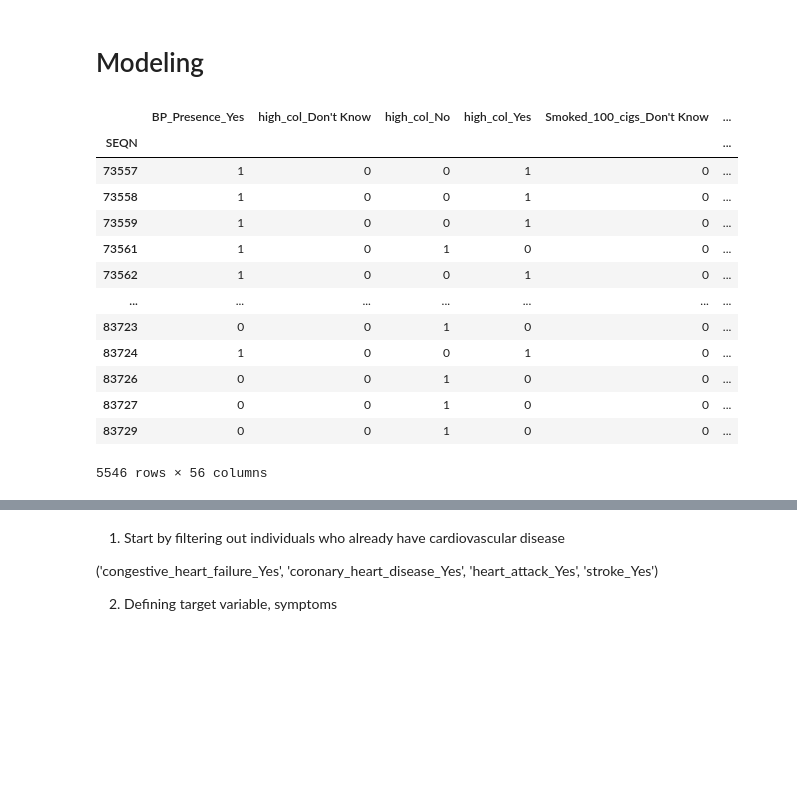
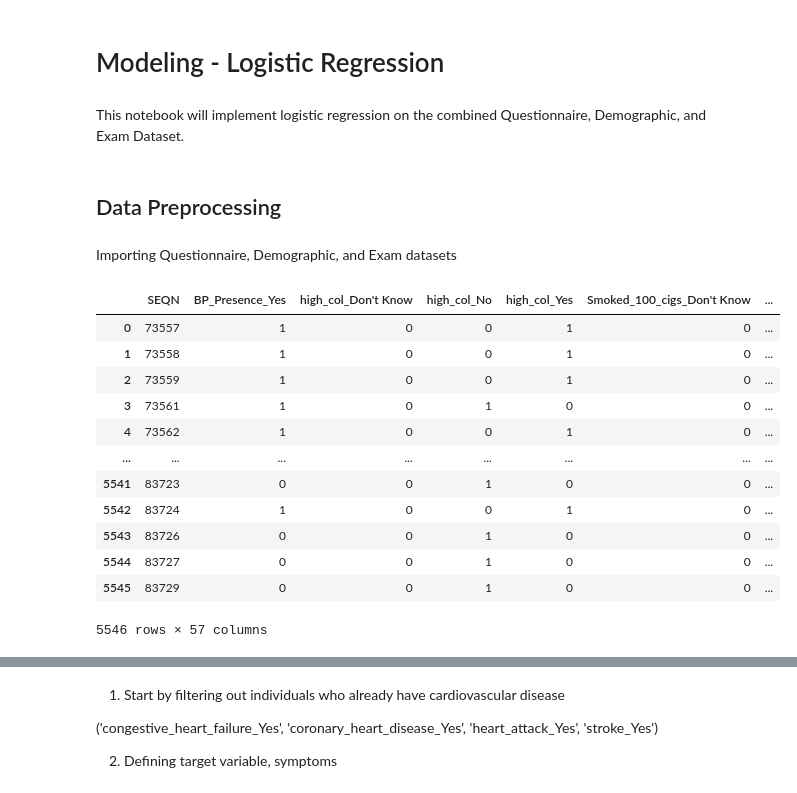
Before and after one commit to ysouffront1/CapstoneJulyNYC, a Jupyter notebook: Notebooks/Modeling_LogReg_Updated.ipynb, the cells around one changed output, grey strips where cells are left out. Drawn from its saved outputs; the diff is of its cells as text; code cells hidden in the pictures; blank space fills up the shorter version.

Commit message:
Uploading Updated Log Reg Model

```diff
--- a/Notebooks/Modeling_LogReg_Updated.ipynb
+++ b/Notebooks/Modeling_LogReg_Updated.ipynb
@@ -1,5 +1,7 @@
 # %% [markdown]
-# Modeling
+# Modeling - Logistic Regression
+# %% [markdown]
+This notebook will implement logistic regression on the combined Questionnaire, Demographic, and Exam Dataset.
 # %%
 import numpy as np
 import pandas as pd
@@ -11,25 +15,27 @@ from sklearn.model_selection import train_test_split, GridSearchCV,cross_val_sco
 from sklearn.linear_model import LogisticRegression
 from sklearn.pipeline import Pipeline
 from sklearn.metrics import accuracy_score, classification_report, confusion_matrix, ConfusionMatrixDisplay
+# %% [markdown]
+## Data Preprocessing
+# %% [markdown]
+Importing Questionnaire, Demographic, and Exam datasets
 # %%
 ## importing datasets
 quest_df = pd.read_csv('~/Downloads/capstone/CapstoneJulyNYC/Data/Clean_Data/quest_df_clean_filtered.csv')
-quest_df.set_index('SEQN',inplace=True)
 quest_df
 # %% [output]
-|  | BP_Presence_Yes | high_col_Don't Know | high_col_No | high_col_Yes | Smoked_100_cigs_Don't Know | ... |
-| SEQN |  |  |  |  |  | ... |
-| 73557 | 1 | 0 | 0 | 1 | 0 | ... |
-| 73558 | 1 | 0 | 0 | 1 | 0 | ... |
-| 73559 | 1 | 0 | 0 | 1 | 0 | ... |
-| 73561 | 1 | 0 | 1 | 0 | 0 | ... |
-| 73562 | 1 | 0 | 0 | 1 | 0 | ... |
-| ... | ... | ... | ... | ... | ... | ... |
-| 83723 | 0 | 0 | 1 | 0 | 0 | ... |
-| 83724 | 1 | 0 | 0 | 1 | 0 | ... |
-| 83726 | 0 | 0 | 1 | 0 | 0 | ... |
-| 83727 | 0 | 0 | 1 | 0 | 0 | ... |
-| 83729 | 0 | 0 | 1 | 0 | 0 | ... |
+|  | SEQN | BP_Presence_Yes | high_col_Don't Know | high_col_No | high_col_Yes | Smoked_100_cigs_Don't Know | ... |
+| 0 | 73557 | 1 | 0 | 0 | 1 | 0 | ... |
+| 1 | 73558 | 1 | 0 | 0 | 1 | 0 | ... |
+| 2 | 73559 | 1 | 0 | 0 | 1 | 0 | ... |
+| 3 | 73561 | 1 | 0 | 1 | 0 | 0 | ... |
+| 4 | 73562 | 1 | 0 | 0 | 1 | 0 | ... |
+| ... | ... | ... | ... | ... | ... | ... | ... |
+| 5541 | 83723 | 0 | 0 | 1 | 0 | 0 | ... |
+| 5542 | 83724 | 1 | 0 | 0 | 1 | 0 | ... |
+| 5543 | 83726 | 0 | 0 | 1 | 0 | 0 | ... |
+| 5544 | 83727 | 0 | 0 | 1 | 0 | 0 | ... |
+| 5545 | 83729 | 0 | 0 | 1 | 0 | 0 | ... |
-5546 rows × 56 columns
+5546 rows × 57 columns
 # %%
 demographic_df = pd.read_csv('~/Downloads/capstone/CapstoneJulyNYC/Data/Clean_Data/demographic_df_clean_filtered.csv')
```
Also changed, not shown: parts of 81 cells of this notebook.
